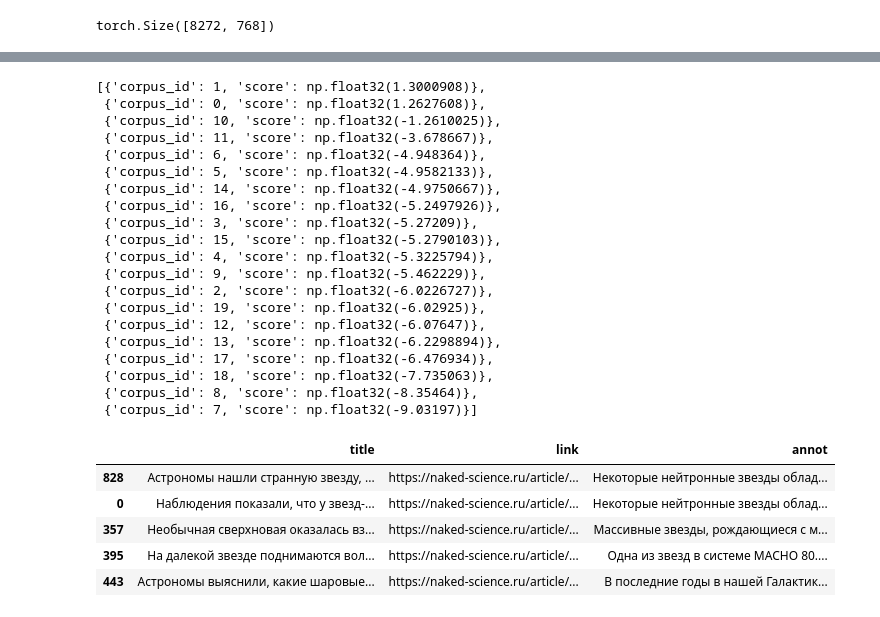
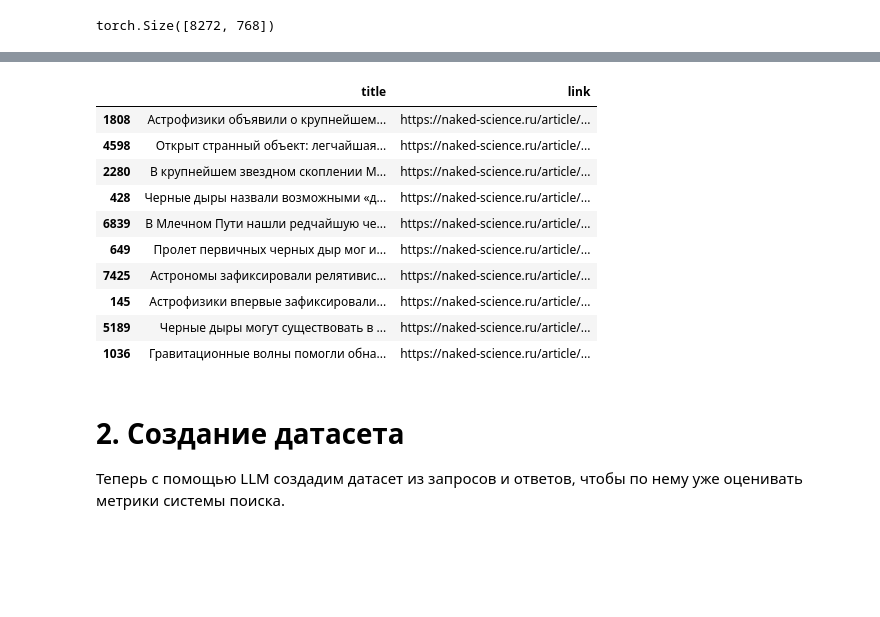
Before and after one commit to VladShajdulin/OTUS_project, a Jupyter notebook: OTUS_project.ipynb, the cells around one changed output, grey strips where cells are left out. Drawn from its saved outputs; the diff is of its cells as text; code cells hidden in the pictures; blank space fills up the shorter version.

```diff
--- a/OTUS_project.ipynb
+++ b/OTUS_project.ipynb
@@ -88,6 +74,0 @@ embeddings = F.normalize(embeddings, p=2, dim=1)
-# %%
-scores = embeddings[:1] @ embeddings[1:].T
-# %%
-top = 20
-raiting = torch.argsort(scores, descending=True)
-raiting = raiting[0, :top].tolist()
@@ -116,35 +75,39 @@ documents[:5]
-# %%
-results = reranker_model.rank(query, documents)
-results
-# %% [output]
-[{'corpus_id': 1, 'score': np.float32(1.3000908)},
- {'corpus_id': 0, 'score': np.float32(1.2627608)},
- {'corpus_id': 10, 'score': np.float32(-1.2610025)},
- {'corpus_id': 11, 'score': np.float32(-3.678667)},
- {'corpus_id': 6, 'score': np.float32(-4.948364)},
- {'corpus_id': 5, 'score': np.float32(-4.9582133)},
- {'corpus_id': 14, 'score': np.float32(-4.9750667)},
- {'corpus_id': 16, 'score': np.float32(-5.2497926)},
- {'corpus_id': 3, 'score': np.float32(-5.27209)},
- {'corpus_id': 15, 'score': np.float32(-5.2790103)},
- {'corpus_id': 4, 'score': np.float32(-5.3225794)},
- {'corpus_id': 9, 'score': np.float32(-5.462229)},
- {'corpus_id': 2, 'score': np.float32(-6.0226727)},
- {'corpus_id': 19, 'score': np.float32(-6.02925)},
- {'corpus_id': 12, 'score': np.float32(-6.07647)},
- {'corpus_id': 13, 'score': np.float32(-6.2298894)},
- {'corpus_id': 17, 'score': np.float32(-6.476934)},
- {'corpus_id': 18, 'score': np.float32(-7.735063)},
- {'corpus_id': 8, 'score': np.float32(-8.35464)},
- {'corpus_id': 7, 'score': np.float32(-9.03197)}]
-# %%
-ranks = [r['corpus_id'] for r in results]
-new_rating = [raiting[i] for i in ranks]
-df.iloc[new_rating].head(5)
-# %% [output]
-|  | title | link | annot |
-| 828 | Астрономы нашли странную звезду, ... | https://naked-science.ru/article/... | Некоторые нейтронные звезды облад... |
-| 0 | Наблюдения показали, что у звезд-... | https://naked-science.ru/article/... | Некоторые нейтронные звезды облад... |
-| 357 | Необычная сверхновая оказалась вз... | https://naked-science.ru/article/... | Массивные звезды, рождающиеся с м... |
-| 395 | На далекой звезде поднимаются вол... | https://naked-science.ru/article/... | Одна из звезд в системе MACHO 80.... |
-| 443 | Астрономы выяснили, какие шаровые... | https://naked-science.ru/article/... | В последние годы в нашей Галактик... |
+# %%
+retriever = SentenceTransformer('d0rj/e5-base-en-ru', device=device)
+reranker = CrossEncoder('cross-encoder/mmarco-mMiniLMv2-L12-H384-v1', device=device)
+
+def semantic_search(query, retriver, reranker, embeddings=embeddings, texts=texts, top_n=100, result=10):
+  request = retriever.encode(f'query: {query}',
+                             convert_to_tensor=True,
+                             device=device,
+                             normalize_embeddings=True)
+
+  scores = embeddings @ request
+  raiting = torch.argsort(scores, descending=True)
+  raiting = raiting[:top_n].tolist()
+  documents = [texts[i] for i in raiting]
+
+  new_top = reranker.rank(query, documents)
+  ranks = [r['corpus_id'] for r in new_top]
+  new_rating = [raiting[i] for i in ranks]
+
+  return new_rating[:result]
+# %%
+query = 'найди статьи на тему черных дыр'
+search_result = semantic_search(query, retriver=retriever, reranker=reranker)
+df.iloc[search_result, :2]
+# %% [output]
+|  | title | link |
+| 1808 | Астрофизики объявили о крупнейшем... | https://naked-science.ru/article/... |
+| 4598 | Открыт странный объект: легчайшая... | https://naked-science.ru/article/... |
+| 2280 | В крупнейшем звездном скоплении М... | https://naked-science.ru/article/... |
+| 428 | Черные дыры назвали возможными «д... | https://naked-science.ru/article/... |
+| 6839 | В Млечном Пути нашли редчайшую че... | https://naked-science.ru/article/... |
+| 649 | Пролет первичных черных дыр мог и... | https://naked-science.ru/article/... |
+| 7425 | Астрономы зафиксировали релятивис... | https://naked-science.ru/article/... |
+| 145 | Астрофизики впервые зафиксировали... | https://naked-science.ru/article/... |
+| 5189 | Черные дыры могут существовать в ... | https://naked-science.ru/article/... |
+| 1036 | Гравитационные волны помогли обна... | https://naked-science.ru/article/... |
+# %% [markdown]
+# 2. Создание датасета
+Теперь с помощью LLM создадим датасет из запросов и ответов, чтобы по нему уже оценивать метрики системы поиска.
```
Also changed, not shown: parts of 11 cells of this notebook.
